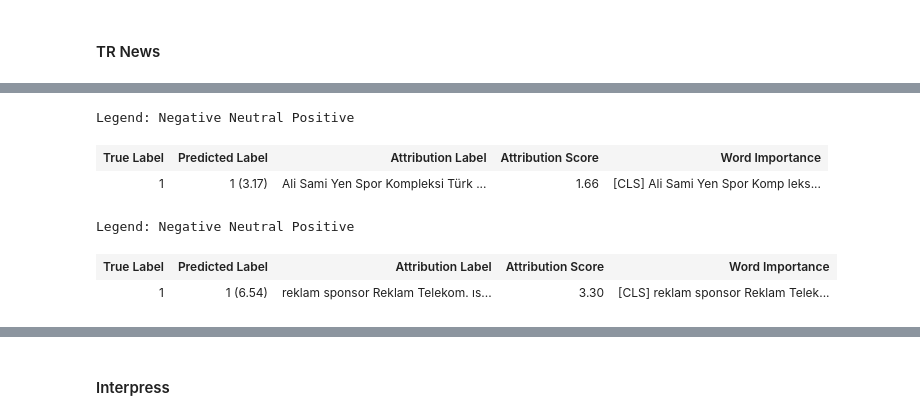
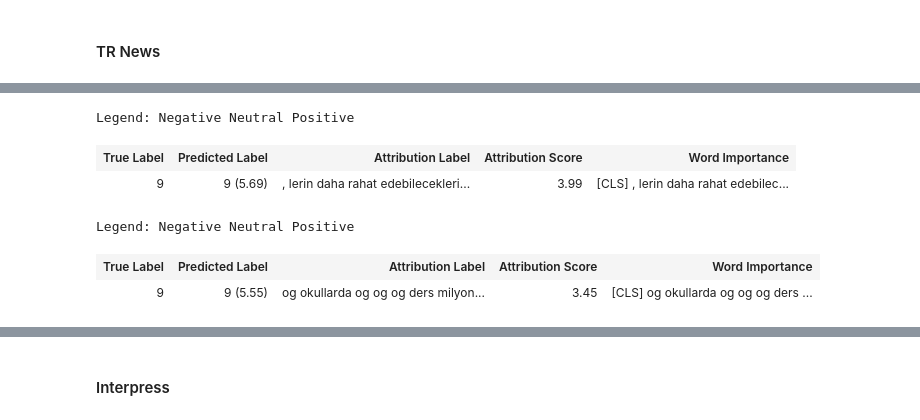
Before and after one commit to onurporsuk/Quantitative-Evaluation-of-Explainability-in-TR, a Jupyter notebook: src/Explainability_IG_with_BERT_in_Turkish_Text_Classification.ipynb, the cells around one changed output, grey strips where cells are left out. Saved outputs shown, nothing was run; the diff lists cells and outputs as text; code cells hidden in the pictures.

```diff
--- a/src/Explainability_IG_with_BERT_in_Turkish_Text_Classification.ipynb
+++ b/src/Explainability_IG_with_BERT_in_Turkish_Text_Classification.ipynb
@@ -53,6 +53,7 @@ path_tbt_model_tc32 = config["path_tbt_model_tc32"]
 
 path_ig = config["path_ig"]
 thresholds = config["thresholds"]
+only_load = config["only_load"]
 
 pipeline_parameters = config["pipeline_parameters"]
 device = torch.device(config["device"]) if torch.cuda.is_available() else torch.device("cpu")
@@ -374,10 +234,10 @@ tr_news_test = tr_news_test.select(range(num_samples))
 interpress_test = interpress_test.select(range(num_samples))
 tc32_test = tc32_test.select(range(num_samples))
 
-bert_full_text_preds_ttc4900 = bert_full_text_preds_ttc4900[:num_samples]
-bert_full_text_preds_tr_news = bert_full_text_preds_tr_news[:num_samples]
-bert_full_text_preds_interpress = bert_full_text_preds_interpress[:num_samples]
-bert_full_text_preds_tc32 = bert_full_text_preds_tc32[:num_samples]
+# bert_full_text_preds_ttc4900 = bert_full_text_preds_ttc4900[:num_samples]
+# bert_full_text_preds_tr_news = bert_full_text_preds_tr_news[:num_samples]
+# bert_full_text_preds_interpress = bert_full_text_preds_interpress[:num_samples]
+# bert_full_text_preds_tc32 = bert_full_text_preds_tc32[:num_samples]
 
 tbt_full_text_preds_ttc4900 = tbt_full_text_preds_ttc4900[:num_samples]
 tbt_full_text_preds_tr_news = tbt_full_text_preds_tr_news[:num_samples]
@@ -401,7 +261,7 @@ for threshold in thresholds:
                                             bert_model_ttc4900, bert_tokenizer_ttc4900,
                                             f"ig_and_scores_ttc_{threshold}_bert",
                                             device,
-                                            only_load=False)
+                                            only_load=only_load)
 
     top_tokens_ttc4900 = apply_thresholding(ig_values_ttc, bert_tokenizer_ttc4900, threshold)
 
@@ -411,7 +271,7 @@ for threshold in thresholds:
                                                         bert_model_ttc4900, bert_tokenizer_ttc4900,
                                                         f"ig_and_scores_ttc_short_{threshold}_bert",
                                                         device,
-                                                        only_load=False)
+                                                        only_load=only_load)
 
     ttc4900_bert_result = compare_probs(ttc4900_test,
                                         bert_full_text_preds_ttc4900,
@@ -427,4 +287,4 @@ for threshold in thresholds:
 
     clear_gpu_memory()
 
-    # show(ttc4900_results, lengthMenu=list(range(10, 200, 30)), dom="lti")
+    show(ttc4900_bert_results[threshold][2], lengthMenu=list(range(10, 200, 30)), dom="lti")
@@ -462,7 +350,7 @@ for threshold in thresholds:
                                                     bert_model_tr_news, bert_tokenizer_tr_news,
                                                     f"ig_and_scores_tr_news_{threshold}_bert",
                                                     device,
-                                                    only_load=False)
+                                                    only_load=only_load)
 
     top_tokens_tr_news = apply_thresholding(ig_values_tr_news, bert_tokenizer_tr_news, threshold)
 
@@ -472,7 +360,7 @@ for threshold in thresholds:
                                                                 bert_model_tr_news, bert_tokenizer_tr_news,
                                                                 f"ig_and_scores_tr_news_short_{threshold}_bert",
                                                                 device,
-                                                                only_load=False)
+                                                                only_load=only_load)
 
     tr_news_bert_result = compare_probs(tr_news_test,
                                         bert_full_text_preds_tr_news,
@@ -488,5 +376,5 @@ for threshold in thresholds:
 
     clear_gpu_memory()
 
-    # show(tr_news_results, lengthMenu=list(range(10, 200, 30)), dom="lti")
+    show(tr_news_bert_results[threshold][2], lengthMenu=list(range(10, 200, 30)), dom="lti")
 # %% [output]
@@ -498,12 +393,14 @@ You seem to be using the pipelines sequentially on GPU. In order to maximize eff
 # %%
-# viz.visualize_text([score_vis_tr_news[101]])
-# viz.visualize_text([score_vis_tr_news_short[101]])
-# display()
+sample_no = 33
+
+viz.visualize_text([tr_news_bert_results[0.6][0][sample_no]])
+viz.visualize_text([tr_news_bert_results[0.6][1][sample_no]])
+display()
 # %% [output]
 Legend: Negative Neutral Positive
 | True Label | Predicted Label | Attribution Label | Attribution Score | Word Importance |
-| 1 | 1 (3.17) | Ali Sami Yen Spor Kompleksi Türk ... | 1.66 | [CLS] Ali Sami Yen Spor Komp leks... |
+| 9 | 9 (5.69) | , lerin daha rahat edebilecekleri... | 3.99 | [CLS] , lerin daha rahat edebilec... |
 Legend: Negative Neutral Positive
 | True Label | Predicted Label | Attribution Label | Attribution Score | Word Importance |
-| 1 | 1 (6.54) | reklam sponsor Reklam Telekom. ıs... | 3.30 | [CLS] reklam sponsor Reklam Telek... |
+| 9 | 9 (5.55) | og okullarda og og og ders milyon... | 3.45 | [CLS] og okullarda og og og ders ... |
 # %%
```
Also changed, not shown: parts of 31 cells of this notebook, 11 other files.
